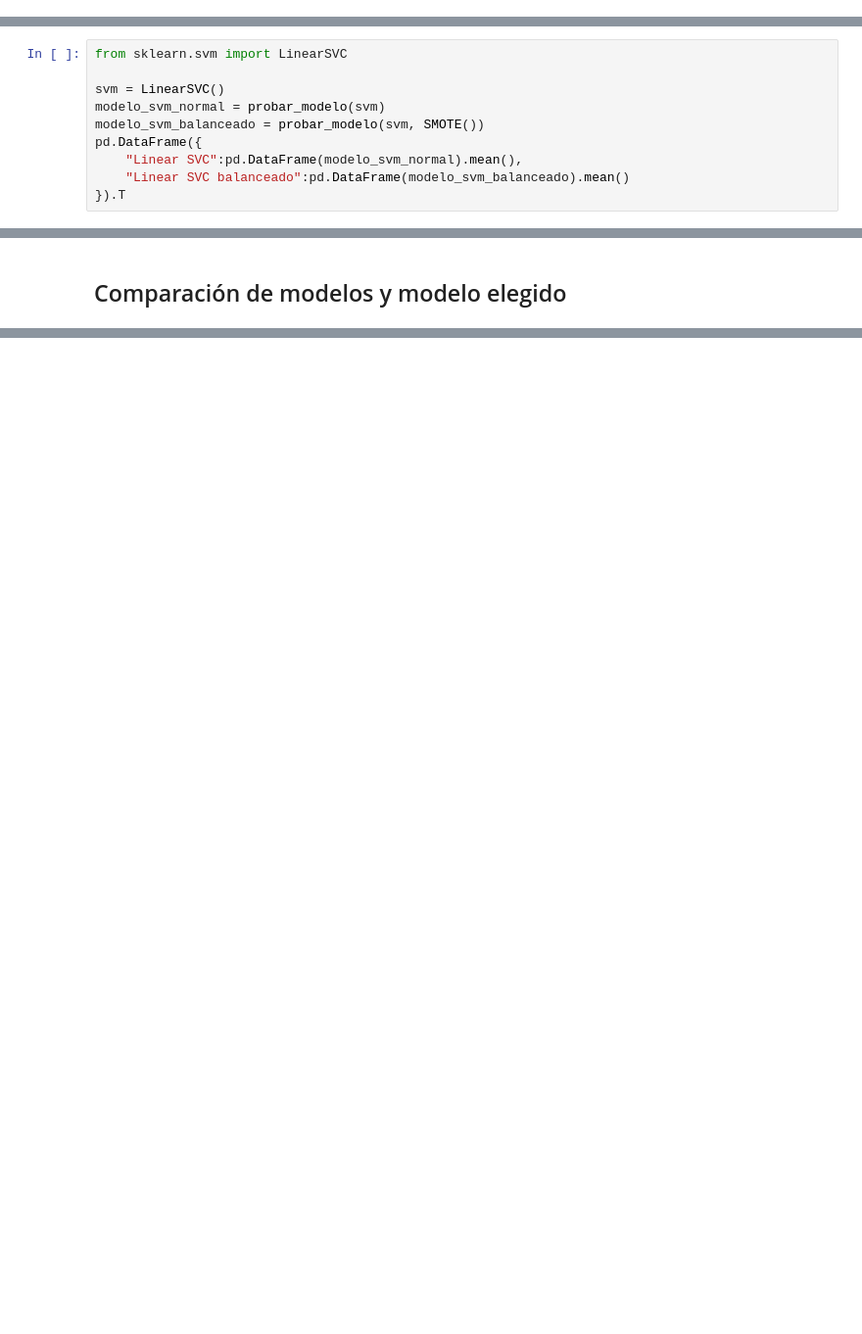
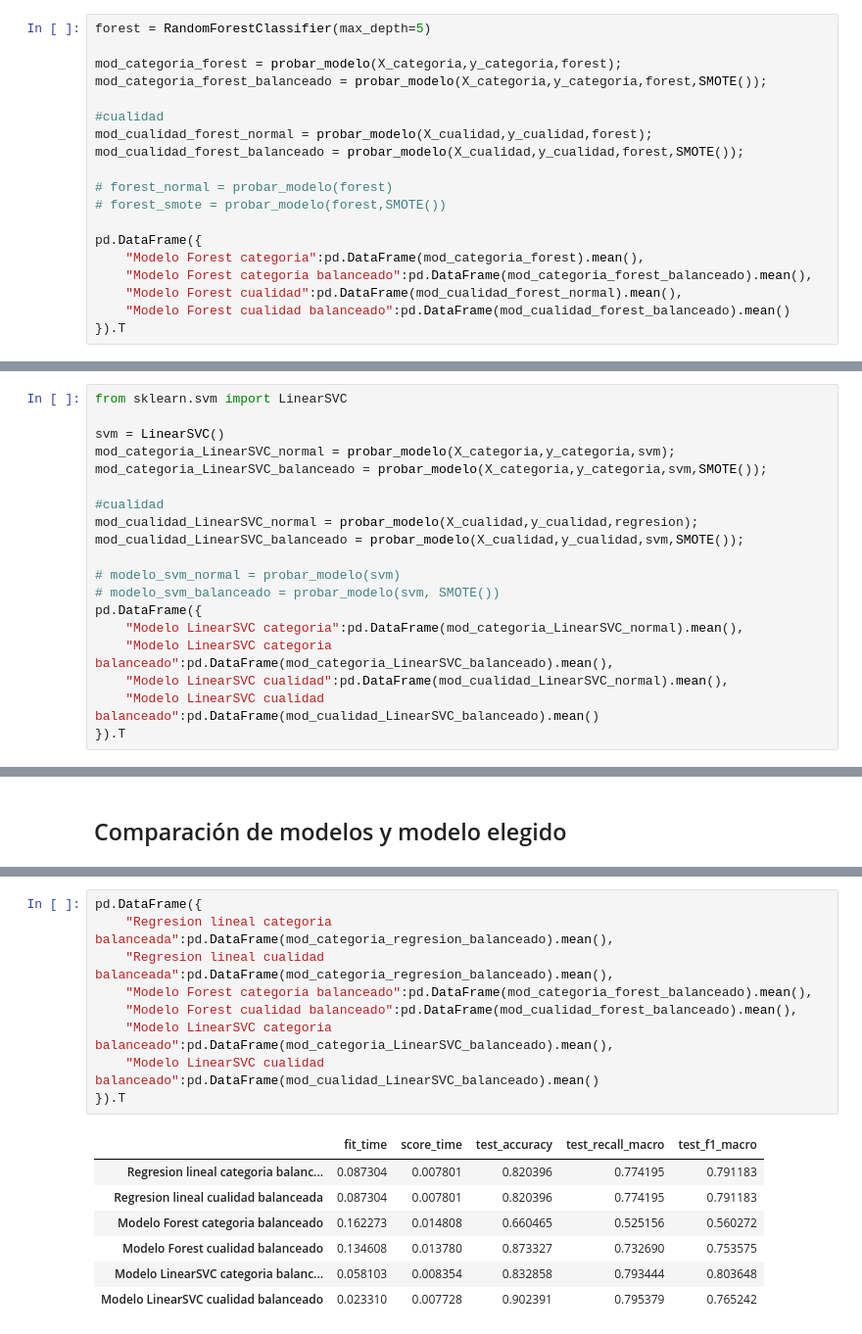
Before and after one commit to No-Country-simulation/G9-LATAM-Team71, a Jupyter notebook: data-science/Finance_AI_Asistente_Inteligente_de_Salud_Financiera.ipynb, the cells around one changed output, grey strips where cells are left out. Shown at 98% size. Cells and saved outputs as stored; diff of their text form; blank space fills up the shorter version.

```diff
--- a/data-science/Finance_AI_Asistente_Inteligente_de_Salud_Financiera.ipynb
+++ b/data-science/Finance_AI_Asistente_Inteligente_de_Salud_Financiera.ipynb
@@ -101,0 +146,19 @@ pd.DataFrame({
+# %%
+forest = RandomForestClassifier(max_depth=5)
+
+mod_categoria_forest = probar_modelo(X_categoria,y_categoria,forest);
+mod_categoria_forest_balanceado = probar_modelo(X_categoria,y_categoria,forest,SMOTE());
+
+#cualidad
+mod_cualidad_forest_normal = probar_modelo(X_cualidad,y_cualidad,forest);
+mod_cualidad_forest_balanceado = probar_modelo(X_cualidad,y_cualidad,forest,SMOTE());
+
+# forest_normal = probar_modelo(forest)
+# forest_smote = probar_modelo(forest,SMOTE())
+
+pd.DataFrame({
+    "Modelo Forest categoria":pd.DataFrame(mod_categoria_forest).mean(),
+    "Modelo Forest categoria balanceado":pd.DataFrame(mod_categoria_forest_balanceado).mean(),
+    "Modelo Forest cualidad":pd.DataFrame(mod_cualidad_forest_normal).mean(),
+    "Modelo Forest cualidad balanceado":pd.DataFrame(mod_cualidad_forest_balanceado).mean()
+}).T
@@ -105,9 +174,18 @@ pd.DataFrame({
 from sklearn.svm import LinearSVC
 
 svm = LinearSVC()
-modelo_svm_normal = probar_modelo(svm)
-modelo_svm_balanceado = probar_modelo(svm, SMOTE())
+mod_categoria_LinearSVC_normal = probar_modelo(X_categoria,y_categoria,svm);
+mod_categoria_LinearSVC_balanceado = probar_modelo(X_categoria,y_categoria,svm,SMOTE());
+
+#cualidad
+mod_cualidad_LinearSVC_normal = probar_modelo(X_cualidad,y_cualidad,regresion);
+mod_cualidad_LinearSVC_balanceado = probar_modelo(X_cualidad,y_cualidad,svm,SMOTE());
+
+# modelo_svm_normal = probar_modelo(svm)
+# modelo_svm_balanceado = probar_modelo(svm, SMOTE())
 pd.DataFrame({
-    "Linear SVC":pd.DataFrame(modelo_svm_normal).mean(),
-    "Linear SVC balanceado":pd.DataFrame(modelo_svm_balanceado).mean()
+    "Modelo LinearSVC categoria":pd.DataFrame(mod_categoria_LinearSVC_normal).mean(),
+    "Modelo LinearSVC categoria balanceado":pd.DataFrame(mod_categoria_LinearSVC_balanceado).mean(),
+    "Modelo LinearSVC cualidad":pd.DataFrame(mod_cualidad_LinearSVC_normal).mean(),
+    "Modelo LinearSVC cualidad balanceado":pd.DataFrame(mod_cualidad_LinearSVC_balanceado).mean()
 }).T
@@ -124,0 +200,17 @@ pd.DataFrame({
+# %%
+pd.DataFrame({
+    "Regresion lineal categoria balanceada":pd.DataFrame(mod_categoria_regresion_balanceado).mean(),
+    "Regresion lineal cualidad balanceada":pd.DataFrame(mod_categoria_regresion_balanceado).mean(),
+    "Modelo Forest categoria balanceado":pd.DataFrame(mod_categoria_forest_balanceado).mean(),
+    "Modelo Forest cualidad balanceado":pd.DataFrame(mod_cualidad_forest_balanceado).mean(),
+    "Modelo LinearSVC categoria balanceado":pd.DataFrame(mod_categoria_LinearSVC_balanceado).mean(),
+    "Modelo LinearSVC cualidad balanceado":pd.DataFrame(mod_cualidad_LinearSVC_balanceado).mean()
+}).T
+# %% [output]
+|  | fit_time | score_time | test_accuracy | test_recall_macro | test_f1_macro |
+| Regresion lineal categoria balanc... | 0.087304 | 0.007801 | 0.820396 | 0.774195 | 0.791183 |
+| Regresion lineal cualidad balanceada | 0.087304 | 0.007801 | 0.820396 | 0.774195 | 0.791183 |
+| Modelo Forest categoria balanceado | 0.162273 | 0.014808 | 0.660465 | 0.525156 | 0.560272 |
+| Modelo Forest cualidad balanceado | 0.134608 | 0.013780 | 0.873327 | 0.732690 | 0.753575 |
+| Modelo LinearSVC categoria balanc... | 0.058103 | 0.008354 | 0.832858 | 0.793444 | 0.803648 |
+| Modelo LinearSVC cualidad balanceado | 0.023310 | 0.007728 | 0.902391 | 0.795379 | 0.765242 |
```
Also changed, not shown: parts of 19 cells of this notebook, 1 other file.
